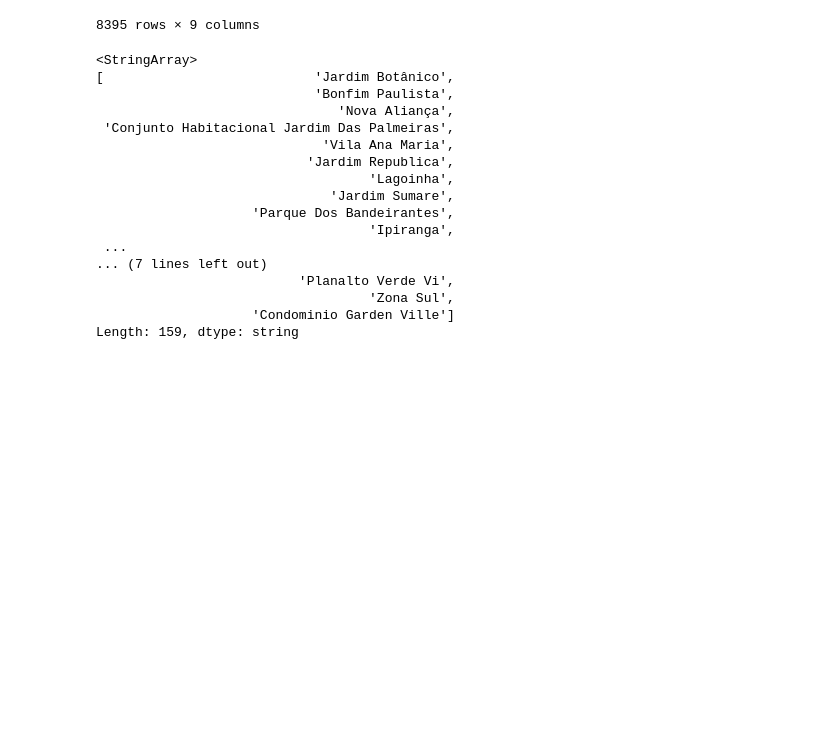
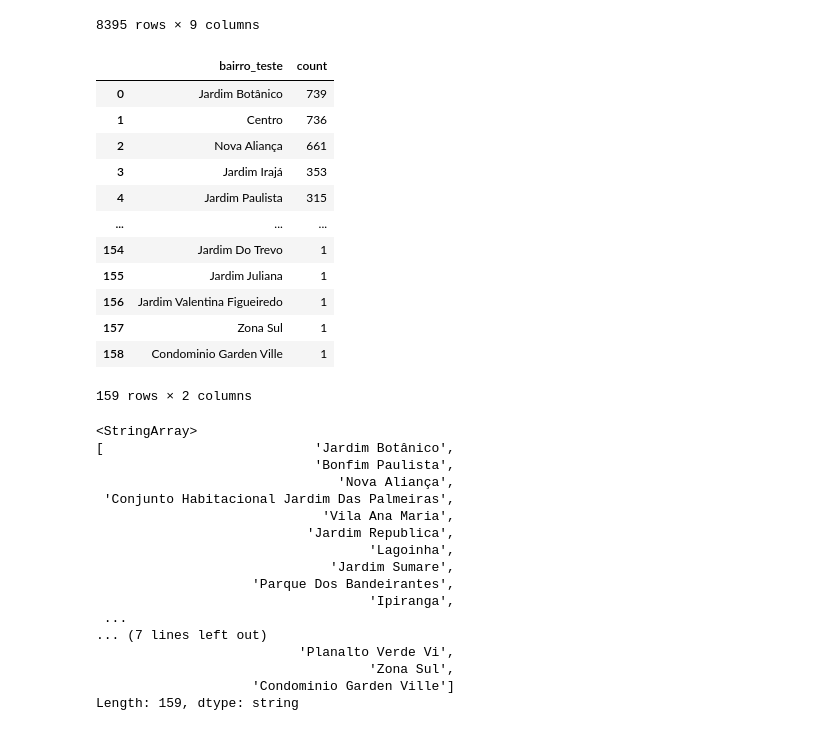
Before and after one commit to rodrigorocha1/extracao_viva_real_selenium, a Jupyter notebook: notebooks_exemplo/visualizacaov2.ipynb, the cells around one changed output. Cells and saved outputs as stored; diff of their text form; code cells hidden in the pictures; blank space fills up the shorter version.

```diff
--- a/notebooks_exemplo/visualizacaov2.ipynb
+++ b/notebooks_exemplo/visualizacaov2.ipynb
@@ -44,6 +44,22 @@ base_original
 | 9970 | Apartamento | Apartamento com 2 Quartos à Venda... | 175000.0 | 48 | 2 | 1 | 1 | 2572455642 | Lagoinha |
 | 9971 | Apartamento | Apartamento com 3 Quartos à Venda... | 394000.0 | 120 | 3 | 3 | 1 | 2523506081 | Centro |
 8395 rows × 9 columns
+# %%
+base_original['bairro_teste'].value_counts().reset_index()
+# %% [output]
+|  | bairro_teste | count |
+| 0 | Jardim Botânico | 739 |
+| 1 | Centro | 736 |
+| 2 | Nova Aliança | 661 |
+| 3 | Jardim Irajá | 353 |
+| 4 | Jardim Paulista | 315 |
+| ... | ... | ... |
+| 154 | Jardim Do Trevo | 1 |
+| 155 | Jardim Juliana | 1 |
+| 156 | Jardim Valentina Figueiredo | 1 |
+| 157 | Zona Sul | 1 |
+| 158 | Condominio Garden Ville | 1 |
+159 rows × 2 columns
 # %%
 base_original['bairro_teste'].unique()
 # %% [output]
```
Also changed, not shown: parts of 3 cells of this notebook.
